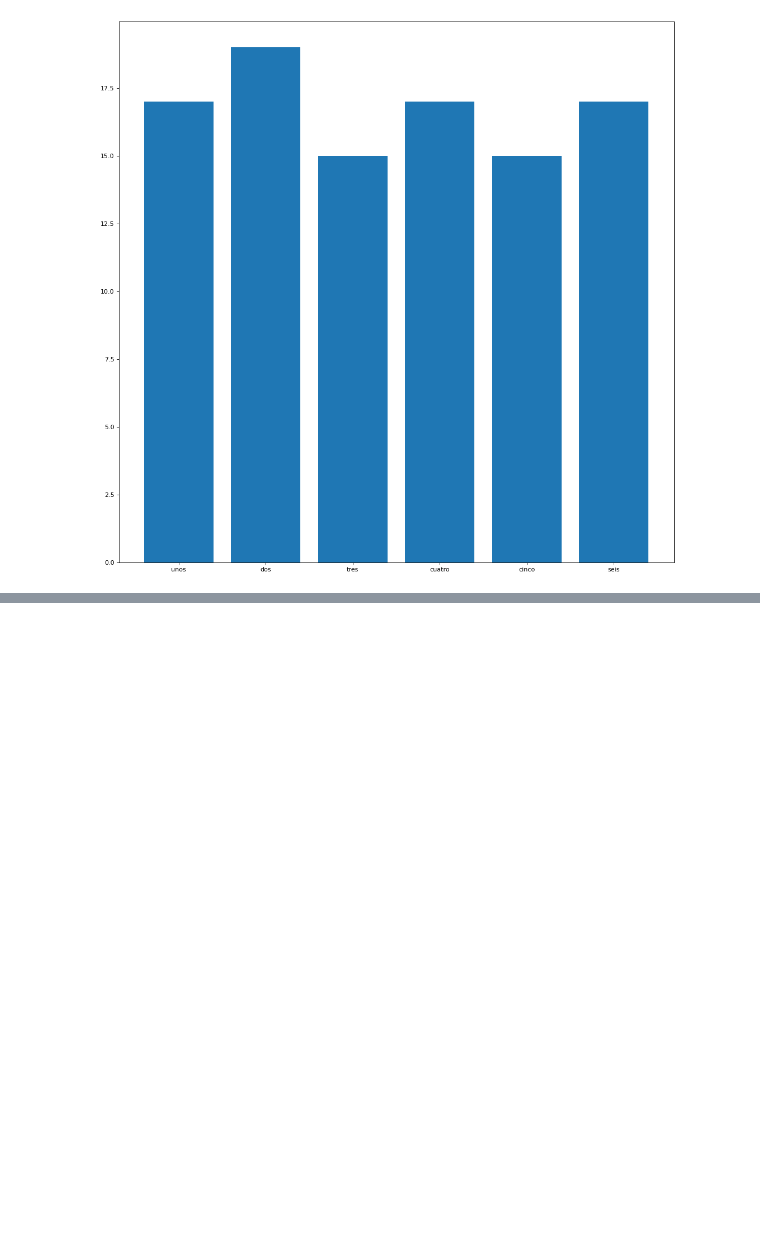
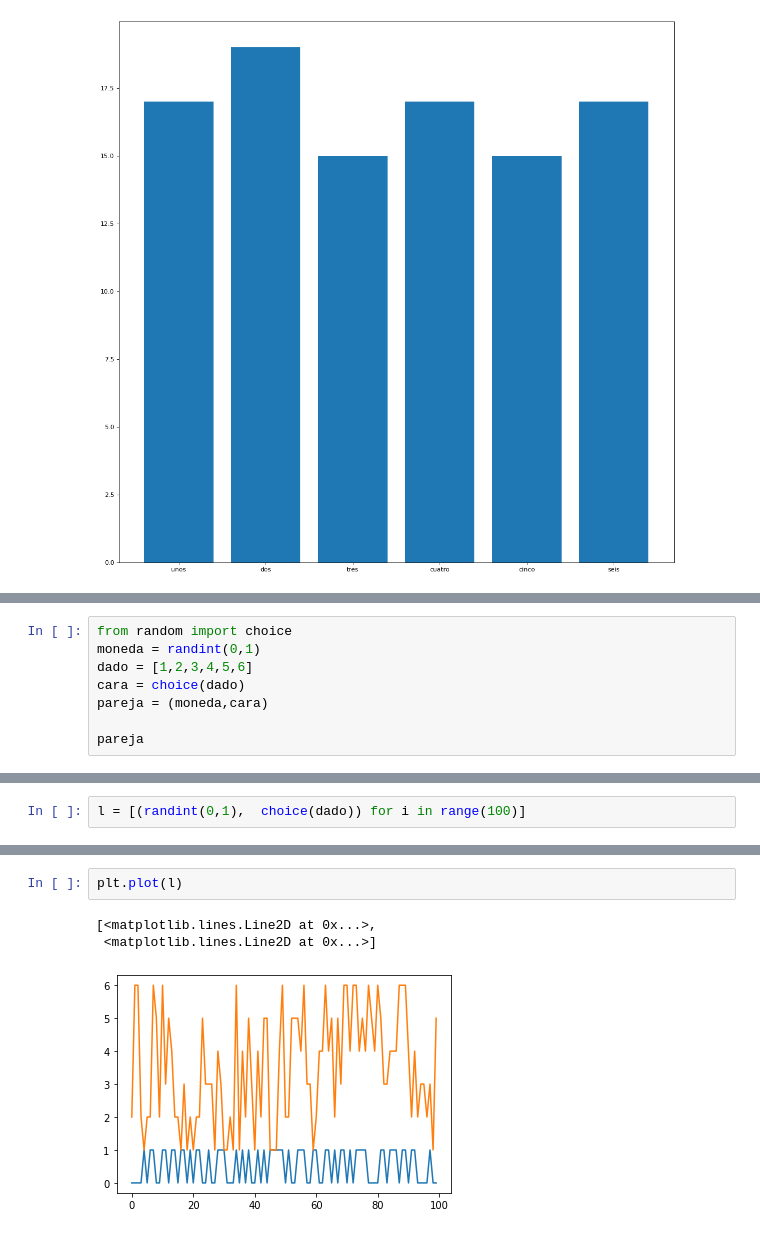
Before and after one commit to Crisel8a/Probabilidad, a Jupyter notebook: Probabilidad_1.ipynb, the cells around one changed output, grey strips where cells are left out. Saved outputs shown, nothing was run; the diff lists cells and outputs as text; blank space fills up the shorter version.

```diff
--- a/Probabilidad_1.ipynb
+++ b/Probabilidad_1.ipynb
@@ -225,0 +229,8 @@ plt.bar(dado.keys(), dado.values())
+# %%
+from random import choice
+moneda = randint(0,1)
+dado = [1,2,3,4,5,6]
+cara = choice(dado)
+pareja = (moneda,cara)
+
+pareja
@@ -225,0 +249,2 @@ plt.bar(dado.keys(), dado.values())
+# %%
+l = [(randint(0,1),  choice(dado)) for i in range(100)]
@@ -225,0 +271,6 @@ plt.bar(dado.keys(), dado.values())
+# %%
+plt.plot(l)
+# %% [output]
+[<matplotlib.lines.Line2D at 0x...>,
+ <matplotlib.lines.Line2D at 0x...>]
+[figure, added]
```
Also changed, not shown: parts of 6 cells of this notebook.
